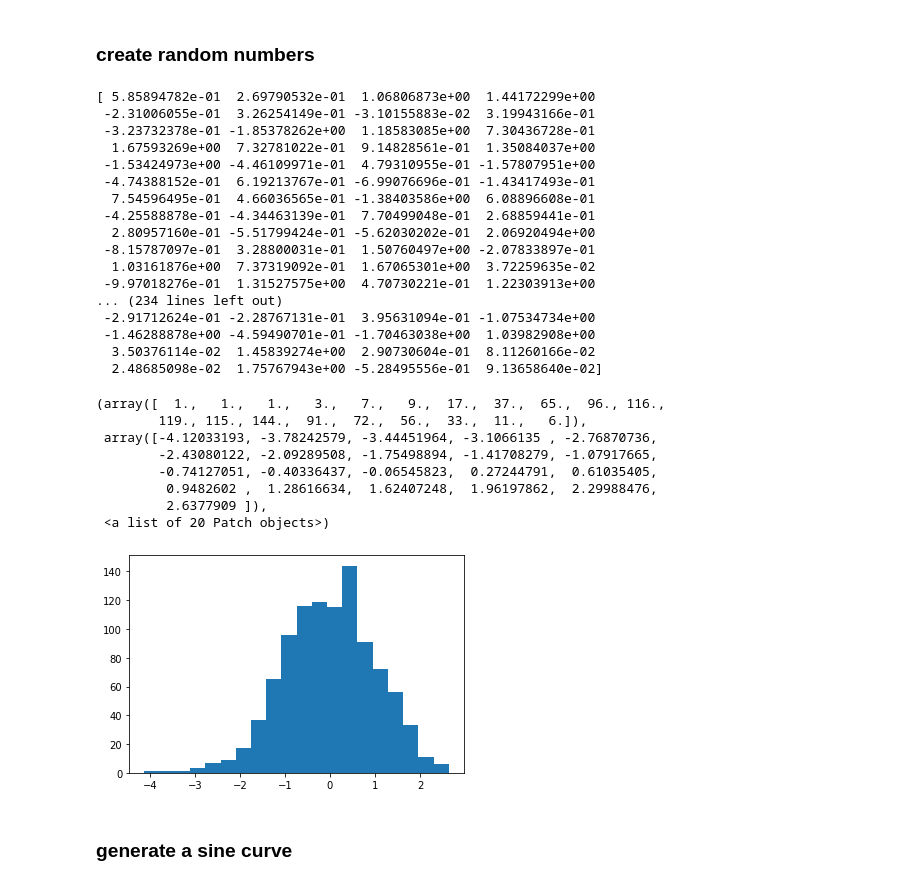
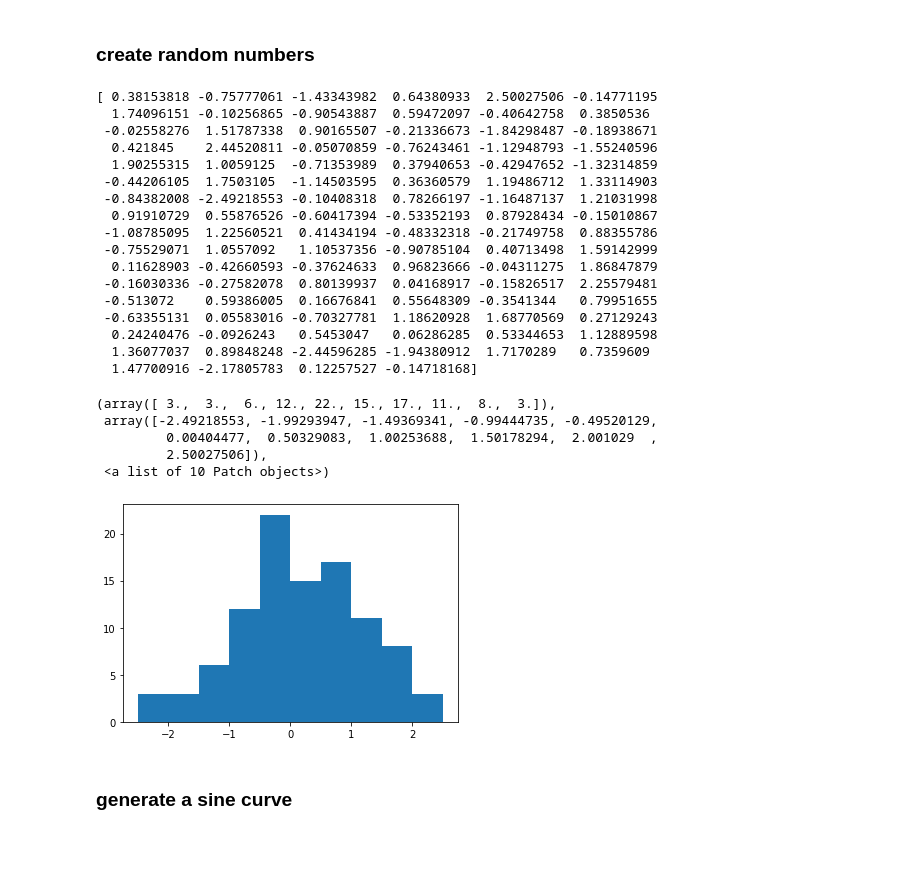
Before and after one commit to Junse0/-, a Jupyter notebook: numpy.ipynb, the cells around one changed output. Saved outputs shown, nothing was run; the diff lists cells and outputs as text; code cells hidden in the pictures; blank space fills up the shorter version.

```diff
--- a/numpy.ipynb
+++ b/numpy.ipynb
@@ -106,37 +130,34 @@ array([[[0., 0.],
 # %%
 import matplotlib.pyplot as plt
 # %%
-x = np.random.normal(0, 1, 1000) # 평균값, standard diviation, size
+x = np.random.normal(0, 1, 100) # (평균값, standard diviation, size)
 # print(type(x))
 # print(x.shape)
 print(x)
-plt.hist(x, bins=20)
+plt.hist(x, bins=10)  #bin의 개수=bar의 개수(해상도와 관련됨)
 # %% [output]
-[ 5.85894782e-01  2.69790532e-01  1.06806873e+00  1.44172299e+00
- -2.31006055e-01  3.26254149e-01 -3.10155883e-02  3.19943166e-01
- -3.23732378e-01 -1.85378262e+00  1.18583085e+00  7.30436728e-01
-  1.67593269e+00  7.32781022e-01  9.14828561e-01  1.35084037e+00
- -1.53424973e+00 -4.46109971e-01  4.79310955e-01 -1.57807951e+00
- -4.74388152e-01  6.19213767e-01 -6.99076696e-01 -1.43417493e-01
-  7.54596495e-01  4.66036565e-01 -1.38403586e+00  6.08896608e-01
- -4.25588878e-01 -4.34463139e-01  7.70499048e-01  2.68859441e-01
-  2.80957160e-01 -5.51799424e-01 -5.62030202e-01  2.06920494e+00
- -8.15787097e-01  3.28800031e-01  1.50760497e+00 -2.07833897e-01
-  1.03161876e+00  7.37319092e-01  1.67065301e+00  3.72259635e-02
- -9.97018276e-01  1.31527575e+00  4.70730221e-01  1.22303913e+00
-... (234 lines left out)
- -2.91712624e-01 -2.28767131e-01  3.95631094e-01 -1.07534734e+00
- -1.46288878e+00 -4.59490701e-01 -1.70463038e+00  1.03982908e+00
-  3.50376114e-02  1.45839274e+00  2.90730604e-01  8.11260166e-02
-  2.48685098e-02  1.75767943e+00 -5.28495556e-01  9.13658640e-02]
+[ 0.38153818 -0.75777061 -1.43343982  0.64380933  2.50027506 -0.14771195
+  1.74096151 -0.10256865 -0.90543887  0.59472097 -0.40642758  0.3850536
+ -0.02558276  1.51787338  0.90165507 -0.21336673 -1.84298487 -0.18938671
+  0.421845    2.44520811 -0.05070859 -0.76243461 -1.12948793 -1.55240596
+  1.90255315  1.0059125  -0.71353989  0.37940653 -0.42947652 -1.32314859
+ -0.44206105  1.7503105  -1.14503595  0.36360579  1.19486712  1.33114903
+ -0.84382008 -2.49218553 -0.10408318  0.78266197 -1.16487137  1.21031998
+  0.91910729  0.55876526 -0.60417394 -0.53352193  0.87928434 -0.15010867
+ -1.08785095  1.22560521  0.41434194 -0.48332318 -0.21749758  0.88355786
+ -0.75529071  1.0557092   1.10537356 -0.90785104  0.40713498  1.59142999
+  0.11628903 -0.42660593 -0.37624633  0.96823666 -0.04311275  1.86847879
+ -0.16030336 -0.27582078  0.80139937  0.04168917 -0.15826517  2.25579481
+ -0.513072    0.59386005  0.16676841  0.55648309 -0.3541344   0.79951655
+ -0.63355131  0.05583016 -0.70327781  1.18620928  1.68770569  0.27129243
+  0.24240476 -0.0926243   0.5453047   0.06286285  0.53344653  1.12889598
+  1.36077037  0.89848248 -2.44596285 -1.94380912  1.7170289   0.7359609
+  1.47700916 -2.17805783  0.12257527 -0.14718168]
-(array([  1.,   1.,   1.,   3.,   7.,   9.,  17.,  37.,  65.,  96., 116.,
-        119., 115., 144.,  91.,  72.,  56.,  33.,  11.,   6.]),
- array([-4.12033193, -3.78242579, -3.44451964, -3.1066135 , -2.76870736,
-        -2.43080122, -2.09289508, -1.75498894, -1.41708279, -1.07917665,
-        -0.74127051, -0.40336437, -0.06545823,  0.27244791,  0.61035405,
-         0.9482602 ,  1.28616634,  1.62407248,  1.96197862,  2.29988476,
-         2.6377909 ]),
- <a list of 20 Patch objects>)
+(array([ 3.,  3.,  6., 12., 22., 15., 17., 11.,  8.,  3.]),
+ array([-2.49218553, -1.99293947, -1.49369341, -0.99444735, -0.49520129,
+         0.00404477,  0.50329083,  1.00253688,  1.50178294,  2.001029  ,
+         2.50027506]),
+ <a list of 10 Patch objects>)
-[figure, old version]
+[figure, new version]
 # %% [markdown]
 ### generate a sine curve
```
Also changed, not shown: parts of 17 cells of this notebook.
